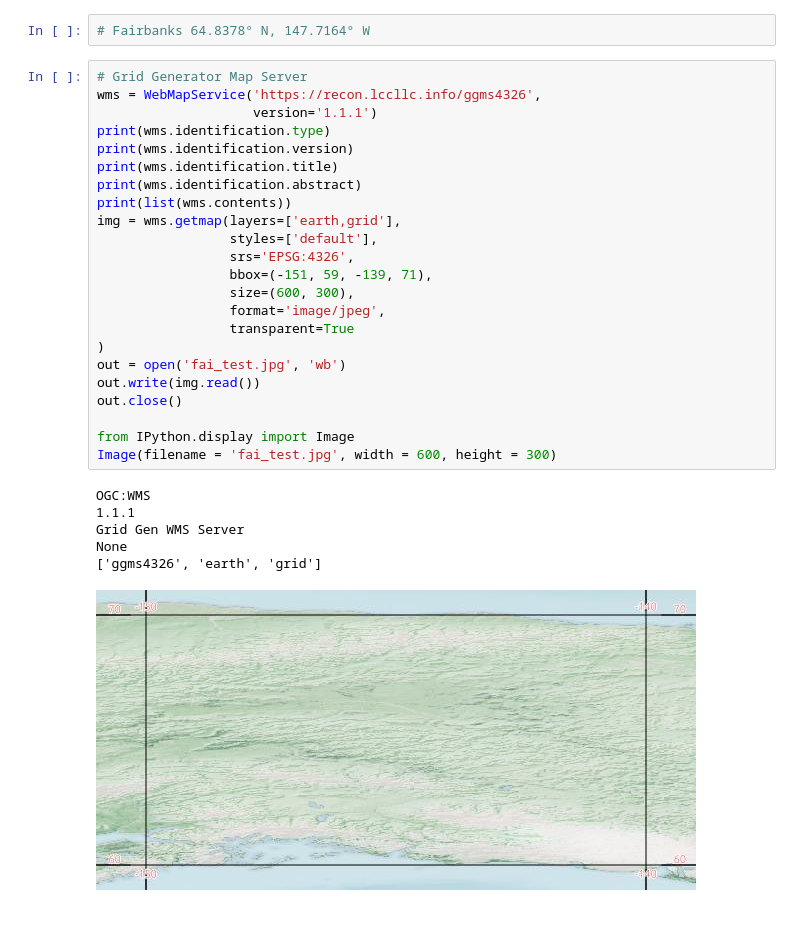
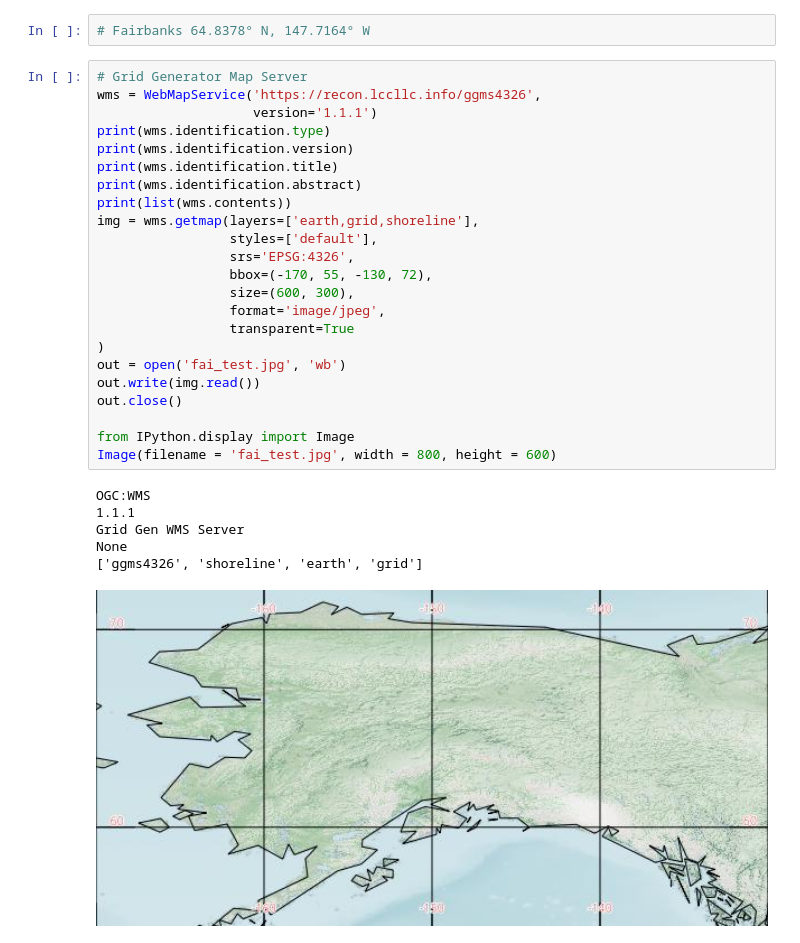
Before and after one commit to jr3cermak/gridtoolsDev, a Jupyter notebook: gridTools/leaflet/owslibTest.ipynb, the cells around one changed output. Saved outputs shown, nothing was run; the diff lists cells and outputs as text.

```diff
--- a/gridTools/leaflet/owslibTest.ipynb
+++ b/gridTools/leaflet/owslibTest.ipynb
@@ -113,30 +95,30 @@ None
 # %%
 # Grid Generator Map Server
 wms = WebMapService('https://recon.lccllc.info/ggms4326',
                     version='1.1.1')
 print(wms.identification.type)
 print(wms.identification.version)
 print(wms.identification.title)
 print(wms.identification.abstract)
 print(list(wms.contents))
-img = wms.getmap(layers=['earth,grid'],
+img = wms.getmap(layers=['earth,grid,shoreline'],
                  styles=['default'],
                  srs='EPSG:4326',
-                 bbox=(-151, 59, -139, 71),
+                 bbox=(-170, 55, -130, 72),
                  size=(600, 300),
                  format='image/jpeg',
                  transparent=True
 )
 out = open('fai_test.jpg', 'wb')
 out.write(img.read())
 out.close()
 
 from IPython.display import Image
-Image(filename = 'fai_test.jpg', width = 600, height = 300)
+Image(filename = 'fai_test.jpg', width = 800, height = 600)
 # %% [output]
 OGC:WMS
 1.1.1
 Grid Gen WMS Server
 None
-['ggms4326', 'earth', 'grid']
+['ggms4326', 'shoreline', 'earth', 'grid']
-[figure, old version]
+[figure, new version]
```
Also changed, not shown: parts of 4 cells of this notebook, 23 other files.
